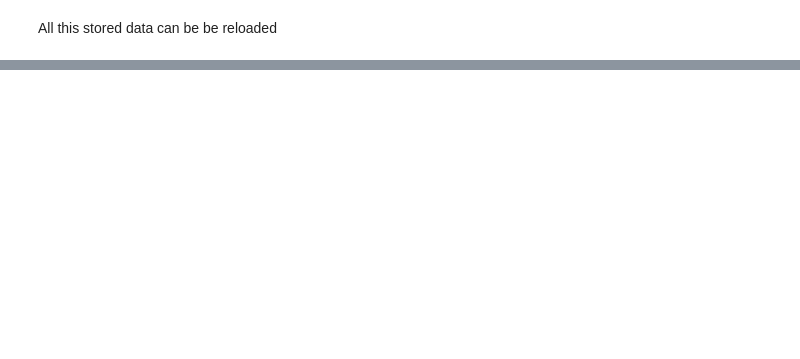
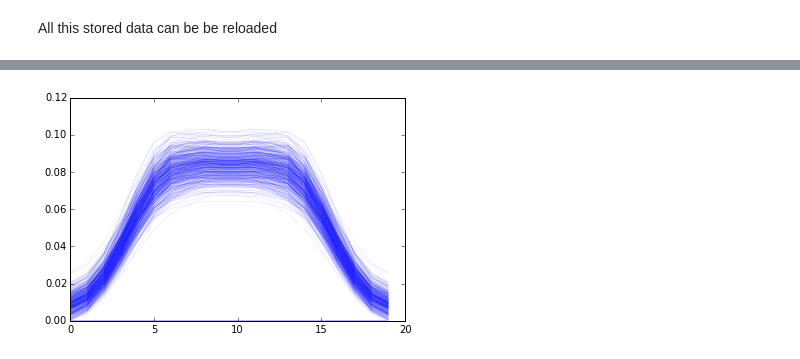
Before and after one commit to AnyBody-Research-Group/AnyPyTools, a Jupyter notebook: Tutorial/06_Tips&Tricks.ipynb, the cells around one changed output, grey strips where cells are left out. Saved outputs shown, nothing was run; the diff lists cells and outputs as text; code cells hidden in the pictures; blank space fills up the shorter version.

```diff
--- a/Tutorial/06_Tips&Tricks.ipynb
+++ b/Tutorial/06_Tips&Tricks.ipynb
@@ -148,9 +152,6 @@ Saving data...
 # %% [markdown]
 All this stored data can be be reloaded
 # %%
-import shelve
-db = shelve.open('data.db', writeback=True)
-reloaded_results = db['result']
-db.close()
+reloaded_results = app.load_results('data.db')
 print('Entries in file: ' + str( len(reloaded_results)) )
 # %% [output]
@@ -164,0 +166,6 @@ reloaded_results[9:10]
+# %%
+%matplotlib inline
+import matplotlib.pyplot as plt
+plt.plot(reloaded_results['MaxMuscleAct'].T, 'b', lw=0.2, alpha = 0.3);
+# %% [output]
+[figure, added]
```
Also changed, not shown: parts of 11 cells of this notebook, 3 other files.
